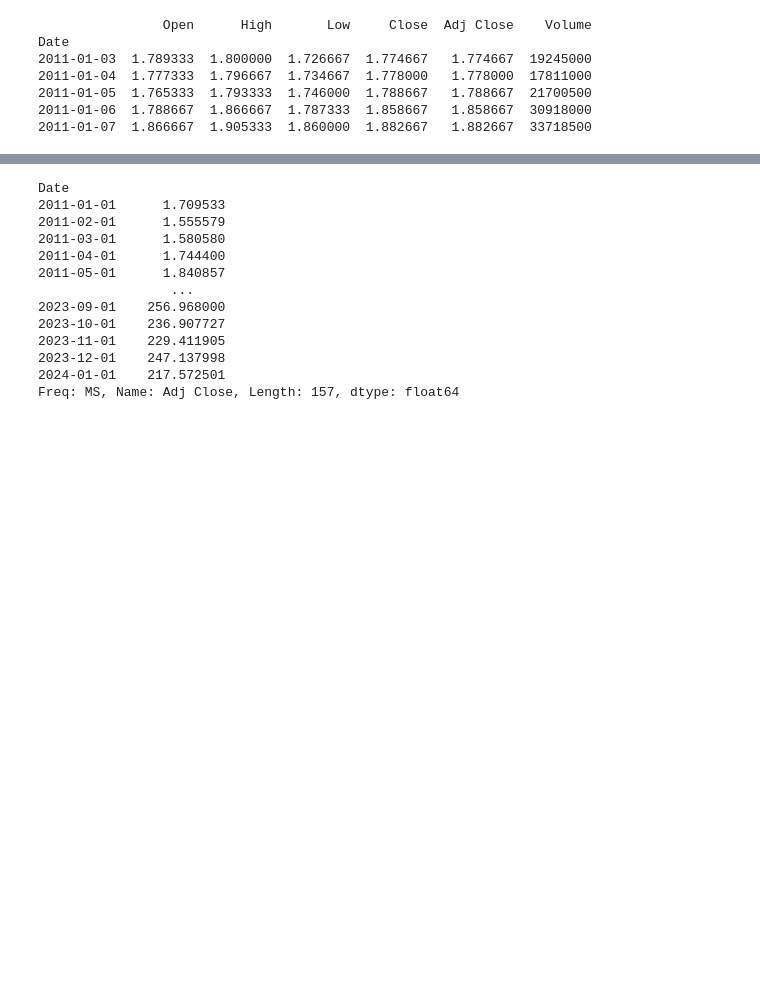
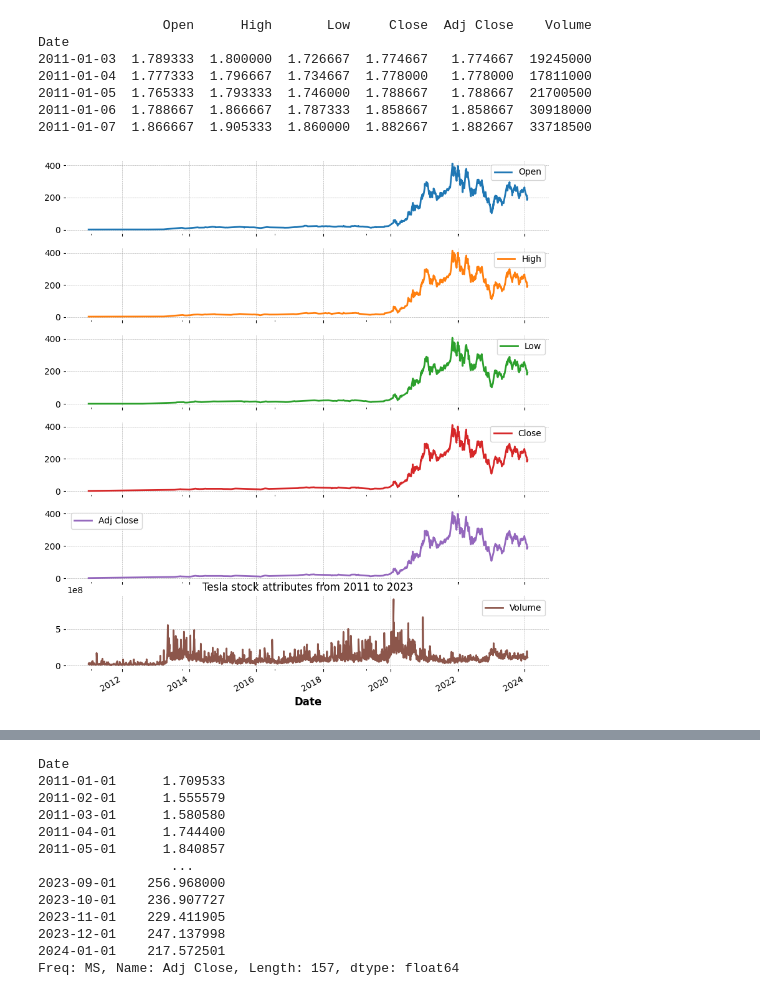
Before and after one commit to pxs1990/DS_projects, a Jupyter notebook: time_series_analysis.ipynb, the cells around one changed output, grey strips where cells are left out. Saved outputs shown, nothing was run; the diff lists cells and outputs as text; code cells hidden in the pictures; blank space fills up the shorter version.

```diff
--- a/time_series_analysis.ipynb
+++ b/time_series_analysis.ipynb
@@ -70,4 +74,10 @@ Date
 2011-01-05  1.765333  1.793333  1.746000  1.788667   1.788667  21700500
 2011-01-06  1.788667  1.866667  1.787333  1.858667   1.858667  30918000
 2011-01-07  1.866667  1.905333  1.860000  1.882667   1.882667  33718500
+# %%
+tesla.plot(subplots=True, figsize=(10,12))
+plt.title('Tesla stock attributes from 2011 to 2023')
+plt.show()
+# %% [output]
+[figure, added]
 # %%
```
Also changed, not shown: parts of 61 cells of this notebook.
